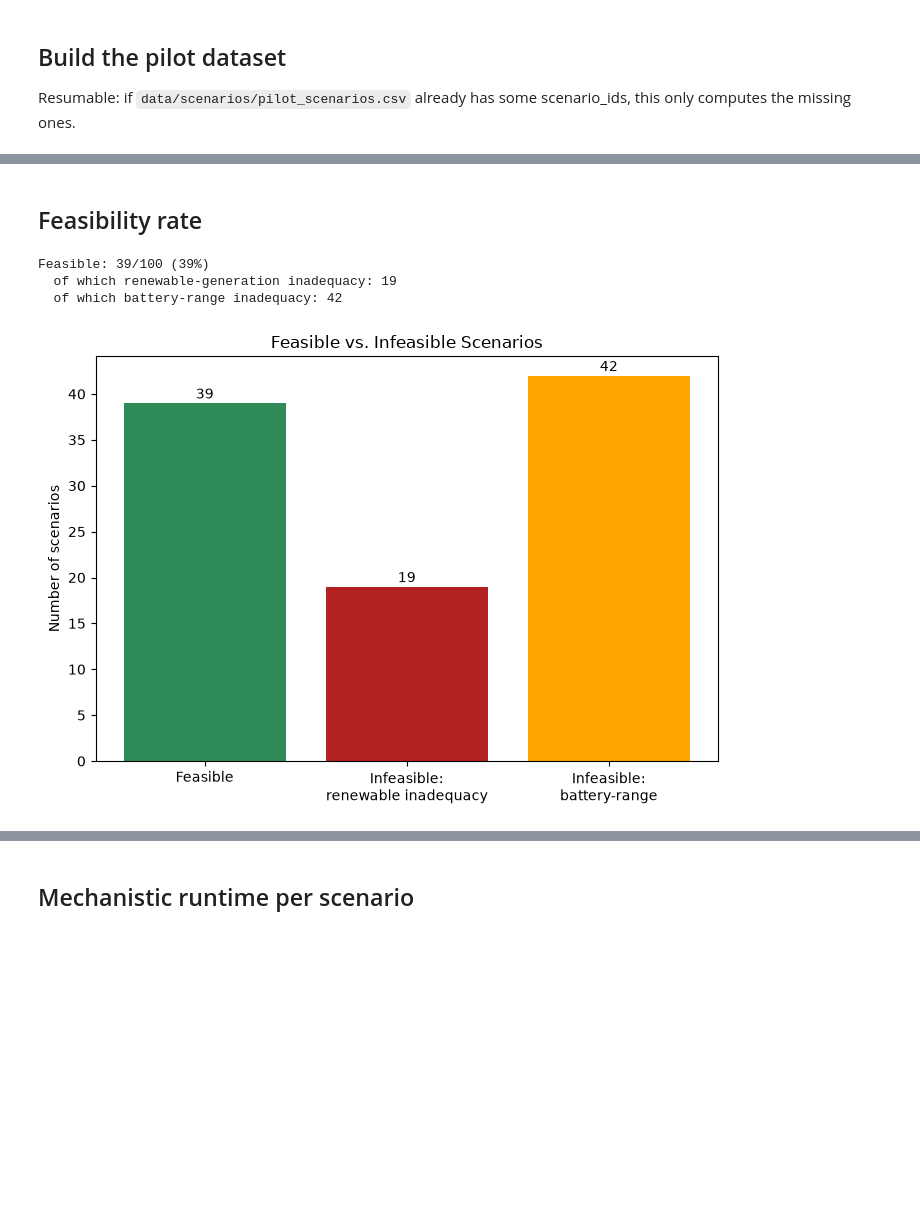
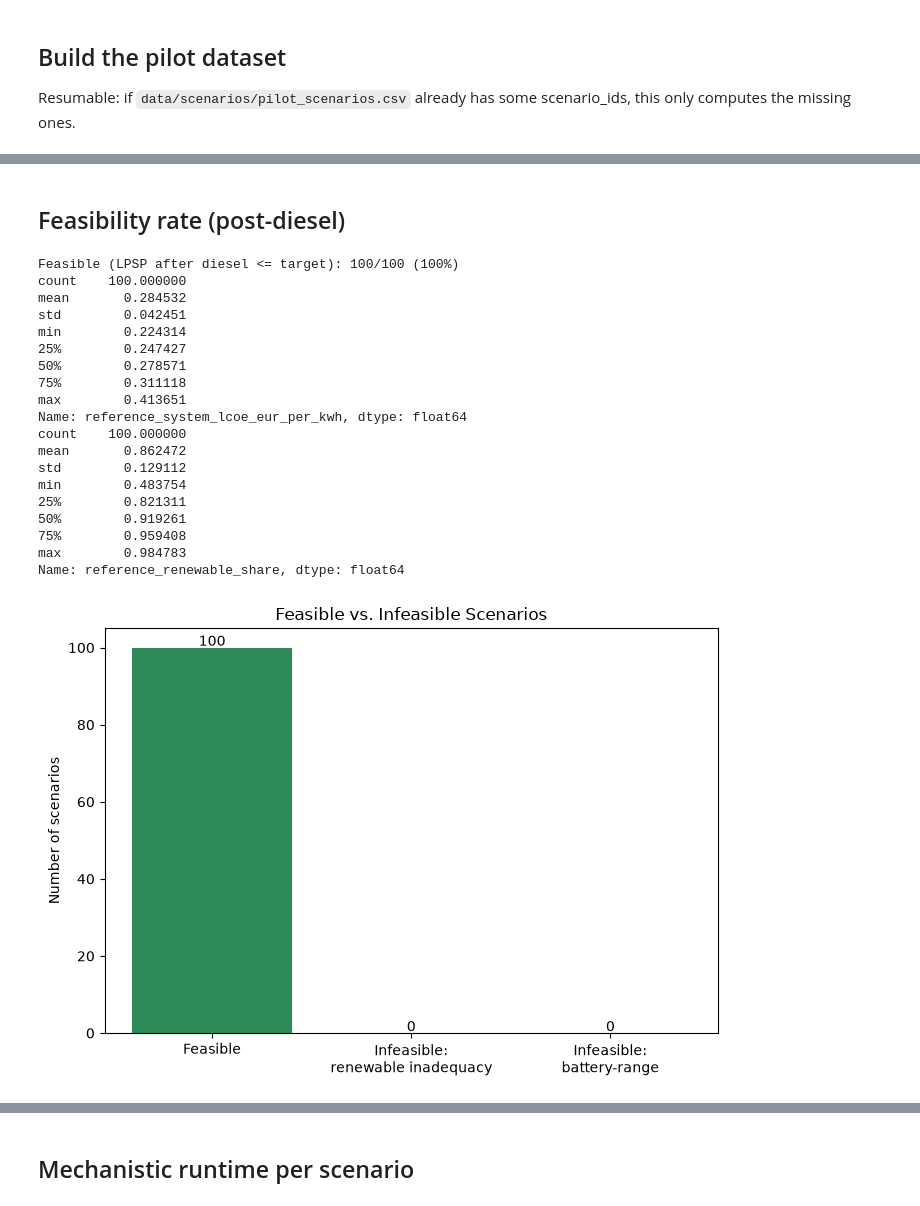
Before and after one commit to sulhos/Leonardo-Assignment, a Jupyter notebook: notebooks/02_scenario_dataset.ipynb, the cells around one changed output, grey strips where cells are left out. Saved outputs shown, nothing was run; the diff lists cells and outputs as text; code cells hidden in the pictures; blank space fills up the shorter version.

```diff
--- a/notebooks/02_scenario_dataset.ipynb
+++ b/notebooks/02_scenario_dataset.ipynb
@@ -169,21 +152,38 @@ WARNING:src.physics.optimization:No feasible battery size found within the teste
 # %% [markdown]
-## Feasibility rate
+## Feasibility rate (post-diesel)
 # %%
 n_feasible = int(scenarios["feasible"].sum())
 n_total = len(scenarios)
-print(f"Feasible: {n_feasible}/{n_total} ({n_feasible / n_total:.0%})")
+print(f"Feasible (LPSP after diesel <= target): {n_feasible}/{n_total} ({n_feasible / n_total:.0%})")
 
 infeasible = scenarios.loc[~scenarios["feasible"]]
-n_renewable_inadequate = int(infeasible["infeasibility_reason"].str.contains("Renewable-generation", na=False).sum())
-n_battery_range = int(infeasible["infeasibility_reason"].str.contains("Battery-range", na=False).sum())
-print(f"  of which renewable-generation inadequacy: {n_renewable_inadequate}")
-print(f"  of which battery-range inadequacy: {n_battery_range}")
+if len(infeasible) > 0:
+    print(infeasible[["scenario_id", "infeasibility_reason"]])
 
 fig = plot_feasibility_counts(scenarios)
 save_figure(fig, FIGURES_DIR / "14_feasibility_counts.png")
+
+print(scenarios["reference_system_lcoe_eur_per_kwh"].describe())
+print(scenarios["reference_renewable_share"].describe())
 # %% [output]
-Feasible: 39/100 (39%)
-  of which renewable-generation inadequacy: 19
-  of which battery-range inadequacy: 42
+Feasible (LPSP after diesel <= target): 100/100 (100%)
+count    100.000000
+mean       0.284532
+std        0.042451
+min        0.224314
+25%        0.247427
+50%        0.278571
+75%        0.311118
+max        0.413651
+Name: reference_system_lcoe_eur_per_kwh, dtype: float64
+count    100.000000
+mean       0.862472
+std        0.129112
+min        0.483754
+25%        0.821311
+50%        0.919261
+75%        0.959408
+max        0.984783
+Name: reference_renewable_share, dtype: float64
-[figure, old version]
+[figure, new version]
 # %% [markdown]
```
Also changed, not shown: parts of 5 cells of this notebook, 6 other files.
